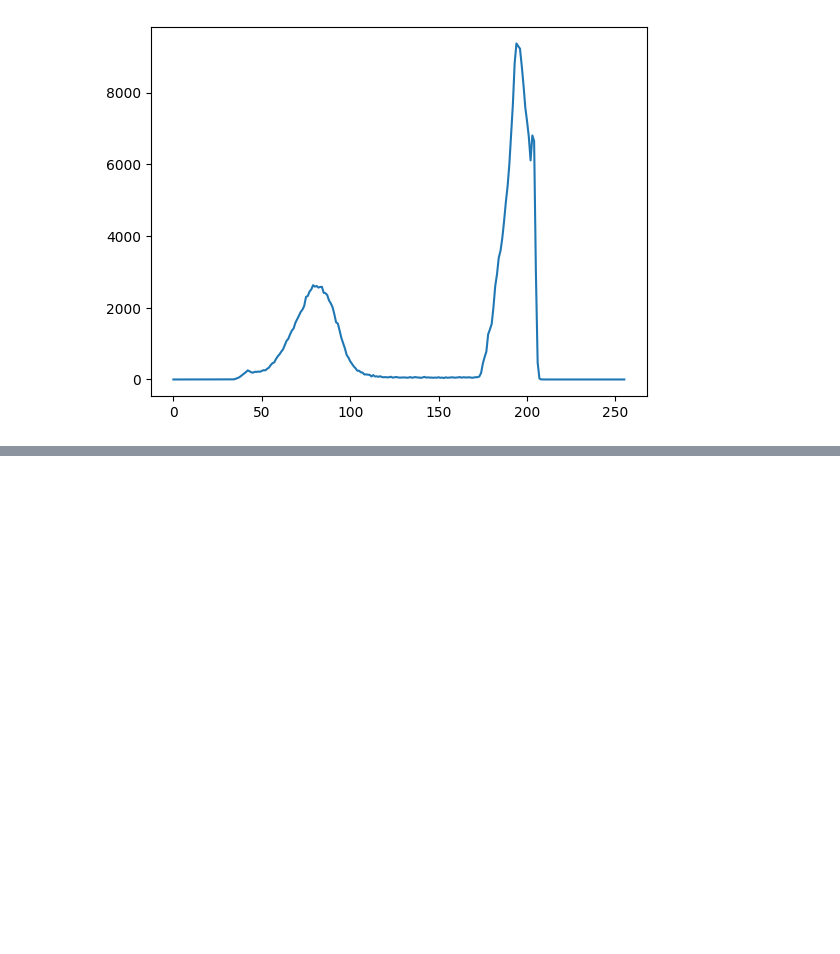
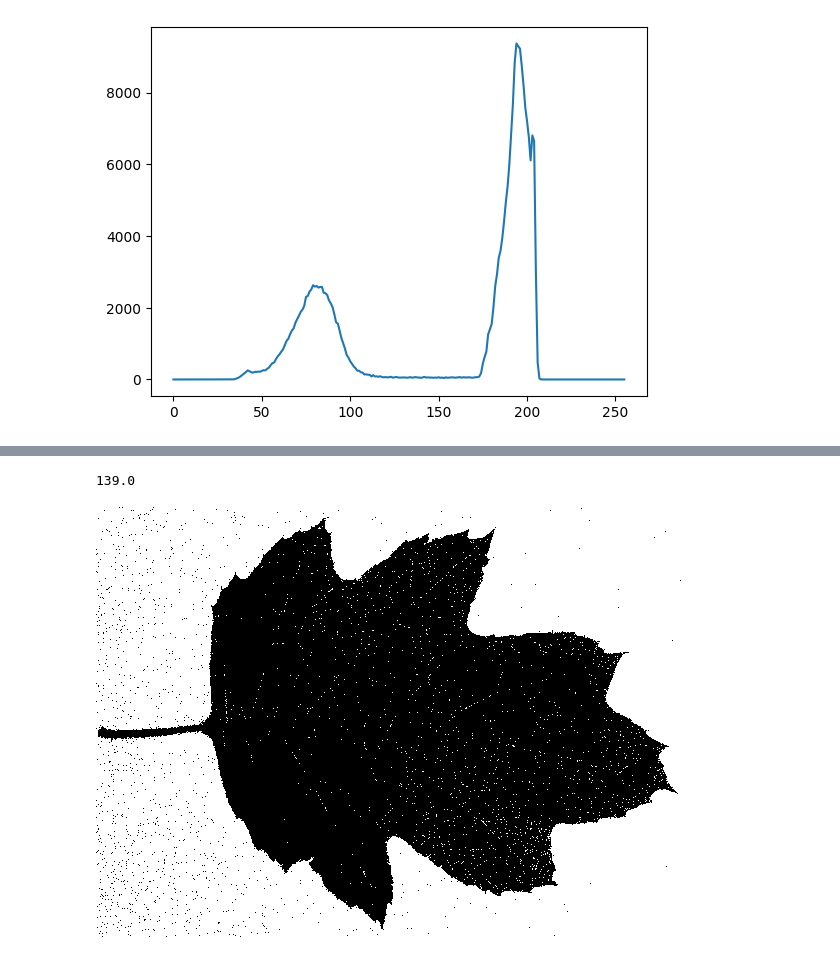
Before and after one commit to KauaHenSilva/python_img_segmentation, a Jupyter notebook: thresholding_based_segmentation.ipynb, the cells around one changed output, grey strips where cells are left out. Drawn from its saved outputs; the diff is of its cells as text; code cells hidden in the pictures; blank space fills up the shorter version.

```diff
--- a/thresholding_based_segmentation.ipynb
+++ b/thresholding_based_segmentation.ipynb
@@ -110,0 +123,9 @@ plt.plot(histograma);
+# %%
+valor, otsu = cv2.threshold(img, 0, 255, cv2.THRESH_BINARY | cv2.THRESH_OTSU)
+valor
+# %% [output]
+139.0
+# %%
+cv2_imshow(otsu)
+# %% [output]
+[figure, added]
```
Also changed, not shown: parts of 4 cells of this notebook.
